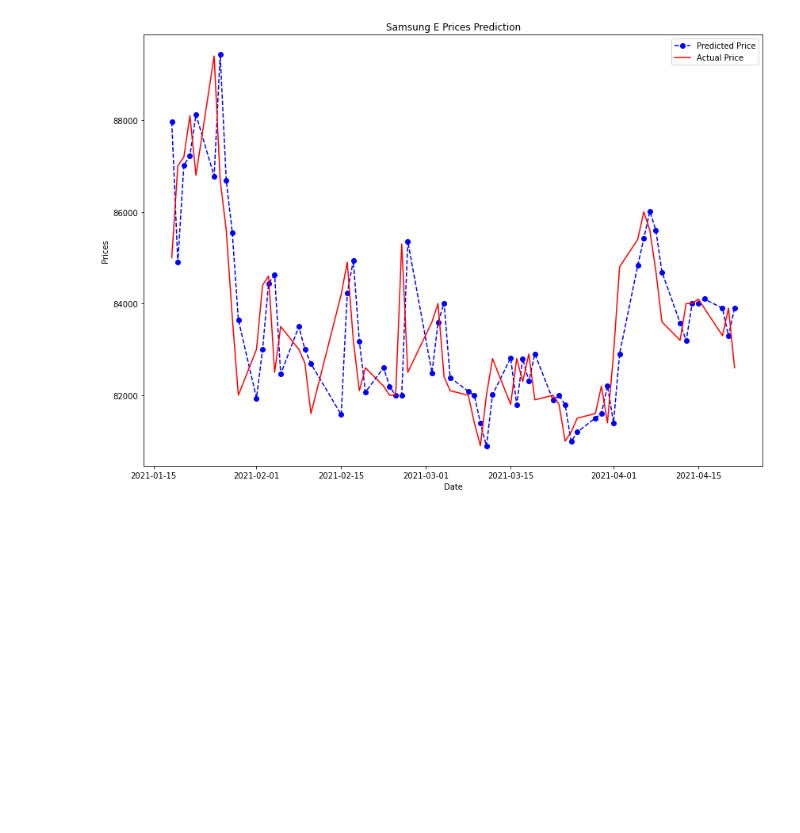
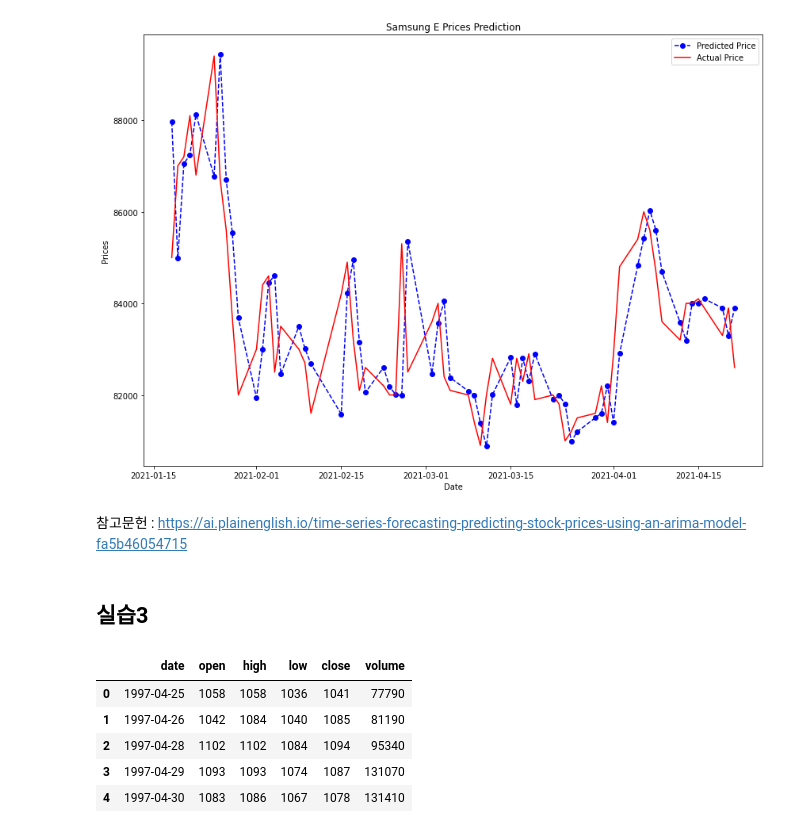
Before and after one commit to ho9science/lowSugar, a Jupyter notebook: sucrose/example_arima.ipynb, the cells around one changed output. Drawn from its saved outputs; the diff is of its cells as text; code cells hidden in the pictures; blank space fills up the shorter version.

Commit message:
example : add ARIMA practice

```diff
--- a/sucrose/example_arima.ipynb
+++ b/sucrose/example_arima.ipynb
@@ -247,3 +246,24 @@ plt.legend()
 plt.show()
 # %% [output]
 [figure]
+# %% [markdown]
+참고문헌 : https://ai.plainenglish.io/time-series-forecasting-predicting-stock-prices-using-an-arima-model-fa5b46054715
+# %% [markdown]
+## 실습3
+# %%
+import numpy as np
+import pandas as pd
+import matplotlib.pyplot as plt
+from pandas.plotting import lag_plot
+from statsmodels.tsa.arima.model import ARIMA
+from sklearn.metrics import mean_squared_error
+
+df = pd.read_json("example00593.json", orient='series')
+df.head(5)
+# %% [output]
+|  | date | open | high | low | close | volume |
+| 0 | 1997-04-25 | 1058 | 1058 | 1036 | 1041 | 77790 |
+| 1 | 1997-04-26 | 1042 | 1084 | 1040 | 1085 | 81190 |
+| 2 | 1997-04-28 | 1102 | 1102 | 1084 | 1094 | 95340 |
+| 3 | 1997-04-29 | 1093 | 1093 | 1074 | 1087 | 131070 |
+| 4 | 1997-04-30 | 1083 | 1086 | 1067 | 1078 | 131410 |
```
Also changed, not shown: parts of 5 cells of this notebook.
